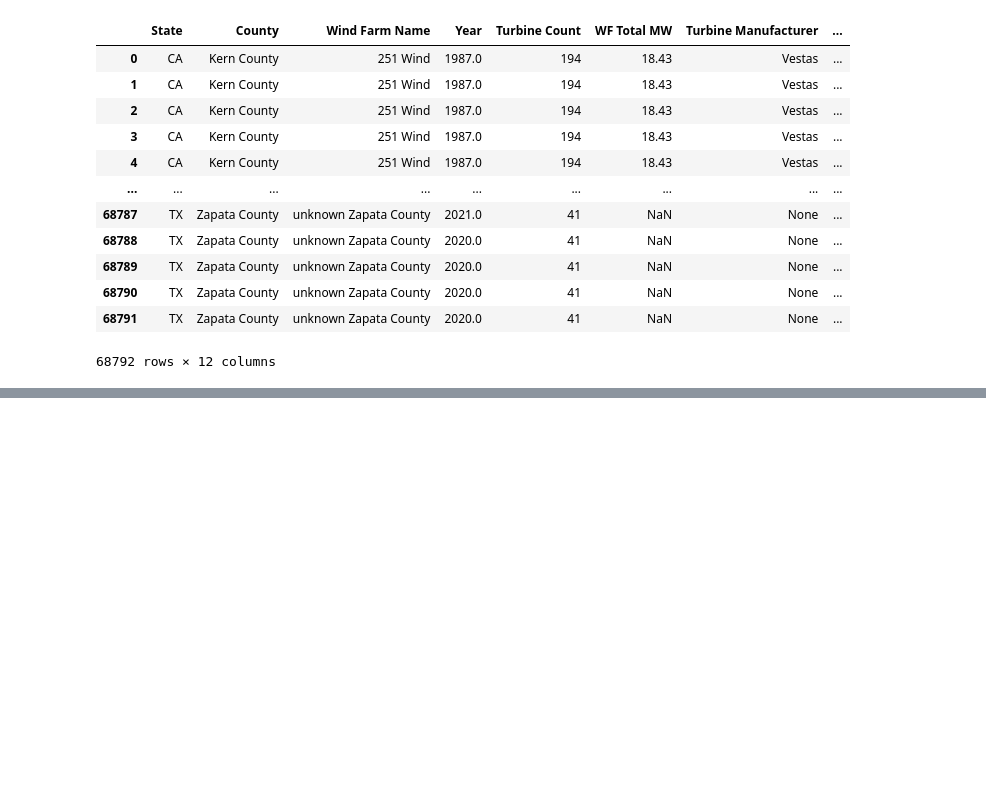
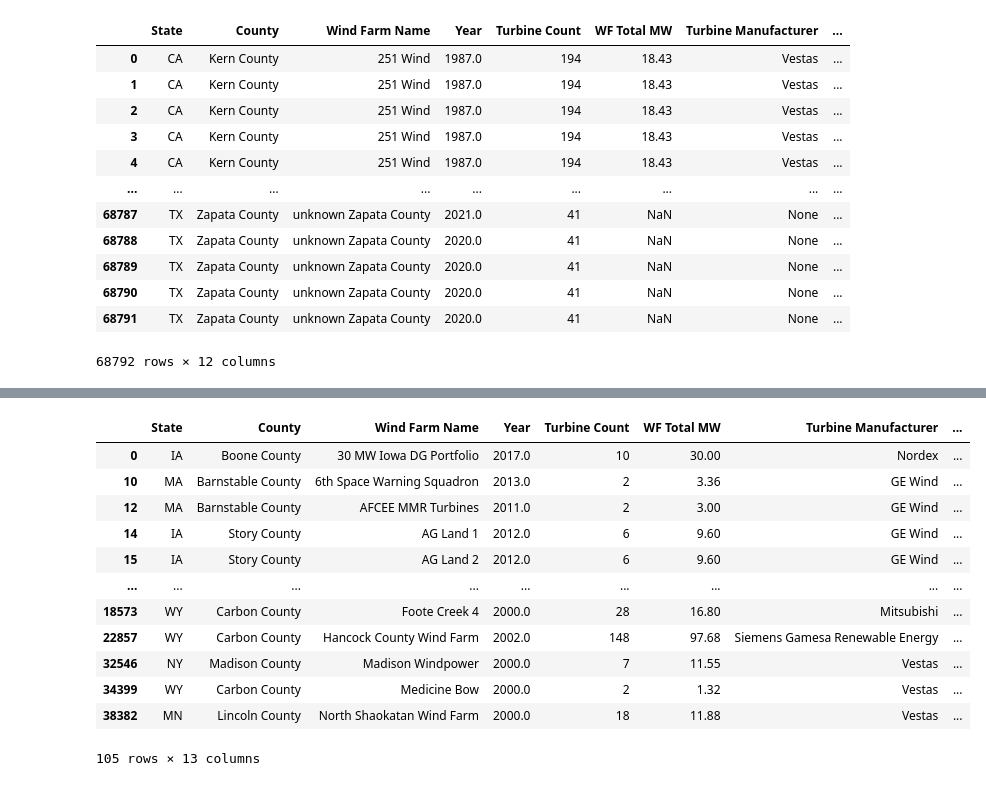
Before and after one commit to cjengleson/Project-1-Repo, a Jupyter notebook: WindFarms.ipynb, the cells around one changed output, grey strips where cells are left out. Drawn from its saved outputs; the diff is of its cells as text; code cells hidden in the pictures; blank space fills up the shorter version.

```diff
--- a/WindFarms.ipynb
+++ b/WindFarms.ipynb
@@ -134,2 +138,24 @@ Name: WF Total MW, Length: 60884, dtype: float64
+# %%
+years = ['2000','2001','2002','2003','2004','2005','2006','2007','2008','2009','2010','2011','2012','2013','2014','2015',
+        '2016','2017','2018','2019','2020','2021']
+
+WF_year = modern_WF_MW.groupby('Year')
+(WF_year['WF Total MW'].sum()).unique()
+
+WF_year.head()
+# %% [output]
+|  | State | County | Wind Farm Name | Year | Turbine Count | WF Total MW | Turbine Manufacturer | ... |
+| 0 | IA | Boone County | 30 MW Iowa DG Portfolio | 2017.0 | 10 | 30.00 | Nordex | ... |
+| 10 | MA | Barnstable County | 6th Space Warning Squadron | 2013.0 | 2 | 3.36 | GE Wind | ... |
+| 12 | MA | Barnstable County | AFCEE MMR Turbines | 2011.0 | 2 | 3.00 | GE Wind | ... |
+| 14 | IA | Story County | AG Land 1 | 2012.0 | 6 | 9.60 | GE Wind | ... |
+| 15 | IA | Story County | AG Land 2 | 2012.0 | 6 | 9.60 | GE Wind | ... |
+| ... | ... | ... | ... | ... | ... | ... | ... | ... |
+| 18573 | WY | Carbon County | Foote Creek 4 | 2000.0 | 28 | 16.80 | Mitsubishi | ... |
+| 22857 | WY | Carbon County | Hancock County Wind Farm | 2002.0 | 148 | 97.68 | Siemens Gamesa Renewable Energy | ... |
+| 32546 | NY | Madison County | Madison Windpower | 2000.0 | 7 | 11.55 | Vestas | ... |
+| 34399 | WY | Carbon County | Medicine Bow | 2000.0 | 2 | 1.32 | Vestas | ... |
+| 38382 | MN | Lincoln County | North Shaokatan Wind Farm | 2000.0 | 18 | 11.88 | Vestas | ... |
+105 rows × 13 columns
 # %%
 states = ['AL','AK','AZ','AR','CA','CO','CT','DE','DC','FL','GA','HI','ID','IL','IN','IA','KS','KY','LA','ME','MD','MA','MI','MN','MS','MO','MT','NE','NV','NH','NJ','NM','NY','NC','ND','OH','OK','OR','PA','RI','SC','SD','TN','TX','UT','VT','VA','WA','WV','WI','WY']
```
Also changed, not shown: parts of 3 cells of this notebook.
